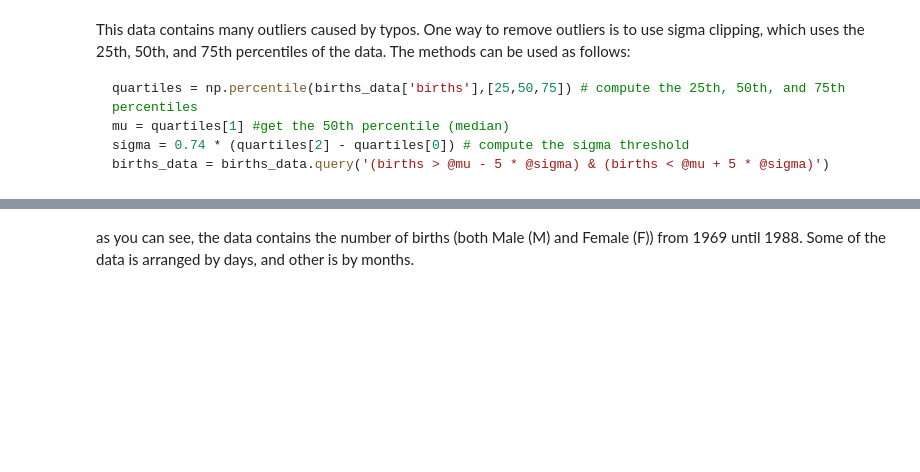
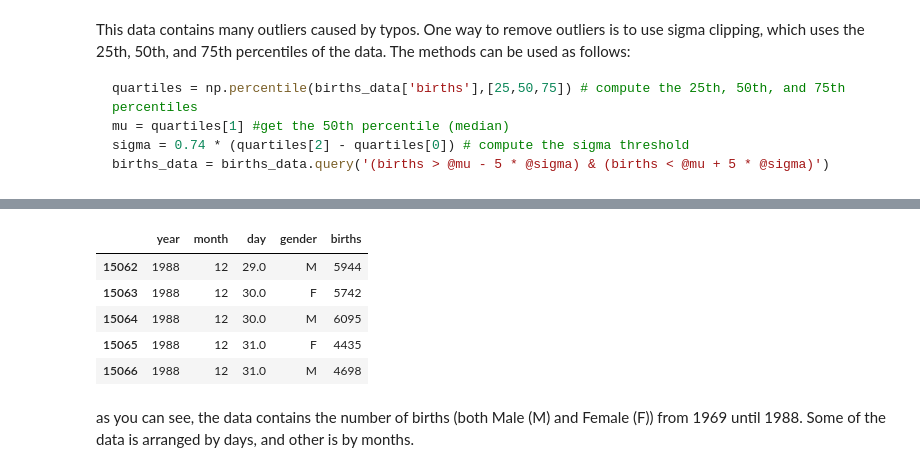
Before and after one commit to dguari1/AIforMovementScience, a Jupyter notebook: 02.03 - Exercise Tables with Pandas.ipynb, the cells around one changed output, grey strips where cells are left out. Saved outputs shown, nothing was run; the diff lists cells and outputs as text; code cells hidden in the pictures; blank space fills up the shorter version.

```diff
--- a/02.03 - Exercise Tables with Pandas.ipynb
+++ b/02.03 - Exercise Tables with Pandas.ipynb
@@ -128,7 +227,15 @@ births_data = births_data.query('(births > @mu - 5 * @sigma) & (births < @mu + 5
 # %%
 #print the tail of the data to get an idea of what it contains
 
 #write your code here
+births_data.tail()
+# %% [output]
+|  | year | month | day | gender | births |
+| 15062 | 1988 | 12 | 29.0 | M | 5944 |
+| 15063 | 1988 | 12 | 30.0 | F | 5742 |
+| 15064 | 1988 | 12 | 30.0 | M | 6095 |
+| 15065 | 1988 | 12 | 31.0 | F | 4435 |
+| 15066 | 1988 | 12 | 31.0 | M | 4698 |
 # %% [markdown]
 as you can see, the data contains the number of births (both Male (M) and Female (F)) from 1969 until 1988. Some of the data is arranged by days, and other is by months.
 # %%
```
Also changed, not shown: parts of 18 cells of this notebook, 9 other files.
